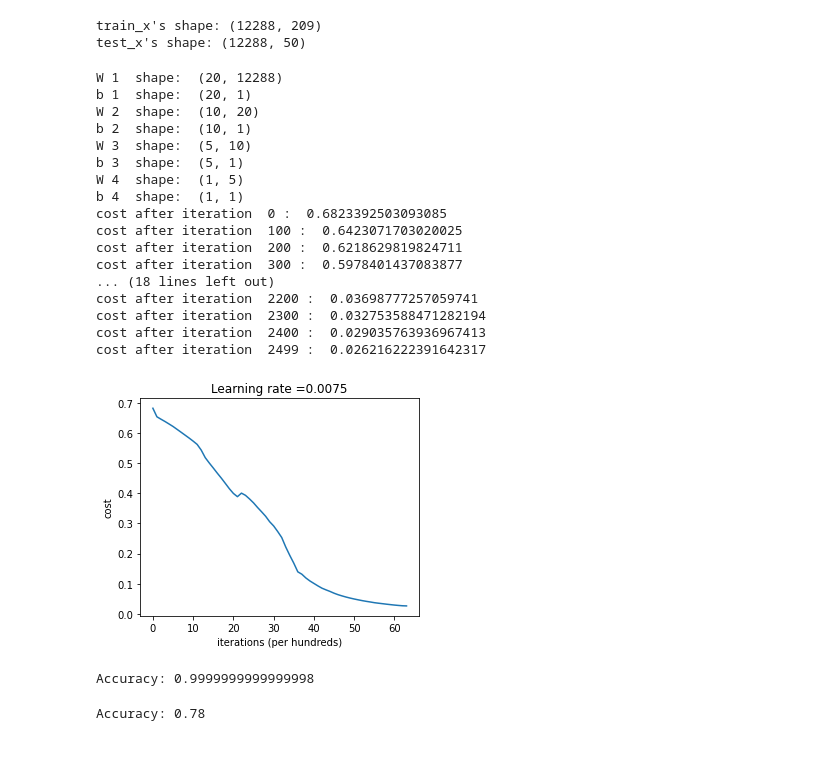
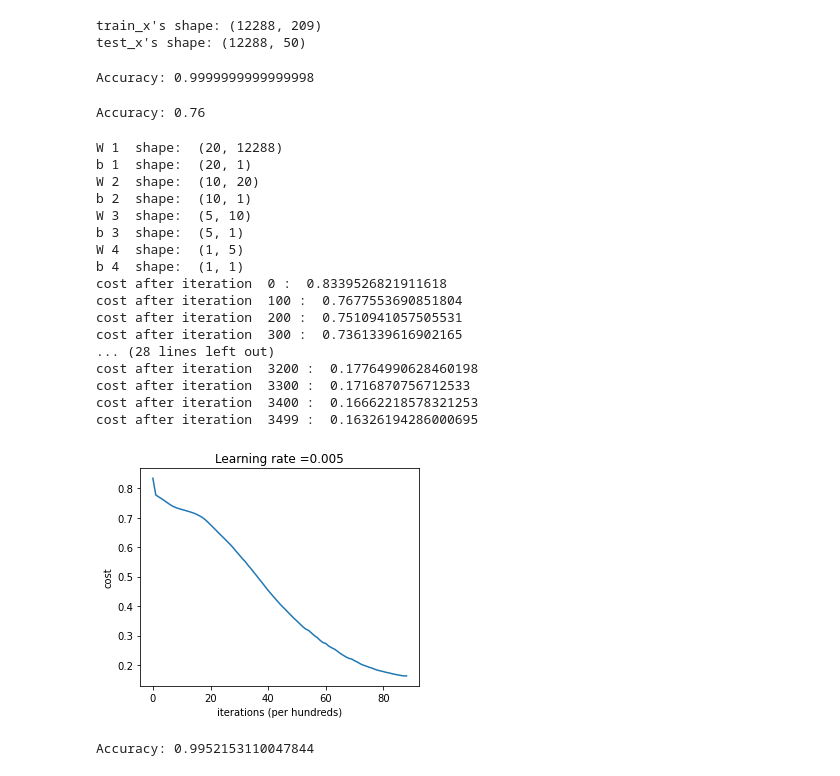
Before and after one commit to hamedrq7/Deep-Learning-Numpy-Practice, a Jupyter notebook: Fully-Connected-Deep-Neural-Network.ipynb, the cells around one changed output. Cells and saved outputs as stored; diff of their text form; code cells hidden in the pictures.

```diff
--- a/Fully-Connected-Deep-Neural-Network.ipynb
+++ b/Fully-Connected-Deep-Neural-Network.ipynb
@@ -79,24 +80,35 @@ class DeepNN:
         grads = {}
         m = Y.shape[1]
 
+        # dA[L-1] = -Y / A_L-1 + (1-Y) / (1-A_L-1)
         grads["dA"+str(self.L-1)] = np.divide(-Y, linear_actvs["A"+str(self.L-1)]) + np.divide(1-Y, 1 - linear_actvs["A"+str(self.L-1)])
+        # dZ[L-1] = dA[L-1] * G`
         grads["dZ"+str(self.L-1)] = np.multiply(grads["dA"+str(self.L-1)], self.act_func(linear_actvs["Z"+str(self.L-1)], func=self.actv_funcs[self.L-2], grad=True))
 
         # from l = L to l = 1
         for l in range(self.L-1, 0, -1):
-            grads["dW"+str(l)]   = 1/m * np.dot(grads["dZ"+str(l)], linear_actvs["A"+str(l-1)].T)
+            # dW[l] = 1/m * dZ[l] . A[l-1] + lambda/m * W[l]
+            grads["dW"+str(l)]   = 1/m * np.dot(grads["dZ"+str(l)], linear_actvs["A"+str(l-1)].T) + ((self.reg_param/m) * self.params["W"+str(l)])
+            # db[l] = 1/m * np sum (dZ_l)
             grads["db"+str(l)]   = 1/m * np.sum(grads["dZ"+str(l)], axis=1, keepdims=True)
             if l!=1:
+                # dA[l-1] = (W[l]).T . dZ[l]
                 grads["dA"+str(l-1)] = np.dot((self.params["W"+str(l)]).T, grads["dZ"+str(l)])
+                # dZ[l-1] = dA[l-1] * g`
                 grads["dZ"+str(l-1)] = np.multiply(grads["dA"+str(l-1)], self.act_func(linear_actvs["Z"+str(l-1)], func=self.actv_funcs[l-1], grad=True))
 
         return grads
 
-    def compute_cost(self, Y, linear_actvs):
+    def compute_cost(self, Y, linear_actvs, is_debug=False):
         m = Y.shape[1]
         AL = linear_actvs["A"+str(self.L-1)]
 
         cost = -1/m * (np.sum(np.multiply(Y, np.log(AL))) + np.sum(np.multiply((1-Y), np.log(1-AL))))
+        reg_cost = 0
+        for l in range(self.L-1, 0, -1):
+            reg_cost += np.sum(np.square(self.params['W'+str(l)]))
+
+        cost = cost + self.reg_param/(2*m) * reg_cost
         cost = np.squeeze(cost)
 
         return cost
@@ -106,7 +118,8 @@ class DeepNN:
             self.params["W"+str(l)] = self.params["W"+str(l)] - lr * grads["dW"+str(l)]
             self.params["b"+str(l)] = self.params["b"+str(l)] - lr * grads["db"+str(l)]
 
-    def train(self, X, Y, num_iterations, lr):
+    def train(self, X, Y, num_iterations, lr, reg_param = 0, is_debug=False):
+        self.reg_param = reg_param
         self.learning_rate = lr
         m = X.shape[1] # ?
         assert not X.shape[0]!=self.layer_dims[0], "given Input X doesnt match the Input Layer size."
@@ -116,7 +129,7 @@ class DeepNN:
         for i in range(num_iterations):
             linear_actvs = self.forward(X)
             grads = self.backward(Y, linear_actvs)
-            cost = self.compute_cost(Y, linear_actvs)
+            cost = self.compute_cost(Y, linear_actvs, is_debug)
             self.update_params(grads, lr)
 
             if i % 100 == 0 or i == num_iterations-1:
@@ -214,24 +227,6 @@ test_x's shape: (12288, 50)
 activation_funcs = ["relu", "relu", "relu", "sigmoid"]
 dnn = DeepNN([12288, 20, 10, 5, 1], activation_funcs)
 dnn.train(train_x, train_y, 2500, 0.0075)
-# %% [output]
-W 1  shape:  (20, 12288)
-b 1  shape:  (20, 1)
-W 2  shape:  (10, 20)
-b 2  shape:  (10, 1)
-W 3  shape:  (5, 10)
-b 3  shape:  (5, 1)
-W 4  shape:  (1, 5)
-b 4  shape:  (1, 1)
-cost after iteration  0 :  0.6823392503093085
-cost after iteration  100 :  0.6423071703020025
-cost after iteration  200 :  0.6218629819824711
-cost after iteration  300 :  0.5978401437083877
-... (18 lines left out)
-cost after iteration  2200 :  0.03698777257059741
-cost after iteration  2300 :  0.032753588471282194
-cost after iteration  2400 :  0.029035763936967413
-cost after iteration  2499 :  0.026216222391642317
 # %%
 # Plot learning curve (with costs)
 costs = np.squeeze(dnn.costs)
@@ -240,8 +235,6 @@ plt.ylabel('cost')
 plt.xlabel('iterations (per hundreds)')
 plt.title("Learning rate =" + str(dnn.learning_rate))
 plt.show()
-# %% [output]
-[figure, removed]
 # %%
 pred_train = dnn.predict(train_x, train_y)
 # %% [output]
@@ -249,4 +242,39 @@ Accuracy: 0.9999999999999998
 # %%
 pred_test = dnn.predict(test_x, test_y)
 # %% [output]
-Accuracy: 0.78
+Accuracy: 0.76
+# %%
+activation_funcs = ["relu", "relu", "relu", "sigmoid"]
+dnn = DeepNN([12288, 20, 10, 5, 1], activation_funcs)
+dnn.train(train_x, train_y, 3500, 0.0050, reg_param=1)
+
+# Plot learning curve (with costs)
+costs = np.squeeze(dnn.costs)
+plt.plot(costs)
+plt.ylabel('cost')
+plt.xlabel('iterations (per hundreds)')
+plt.title("Learning rate =" + str(dnn.learning_rate))
+plt.show()
+# %% [output]
+W 1  shape:  (20, 12288)
+b 1  shape:  (20, 1)
+W 2  shape:  (10, 20)
+b 2  shape:  (10, 1)
+W 3  shape:  (5, 10)
+b 3  shape:  (5, 1)
+W 4  shape:  (1, 5)
+b 4  shape:  (1, 1)
+cost after iteration  0 :  0.8339526821911618
+cost after iteration  100 :  0.7677553690851804
+cost after iteration  200 :  0.7510941057505531
+cost after iteration  300 :  0.7361339616902165
+... (28 lines left out)
+cost after iteration  3200 :  0.17764990628460198
+cost after iteration  3300 :  0.1716870756712533
+cost after iteration  3400 :  0.16662218578321253
+cost after iteration  3499 :  0.16326194286000695
+[figure, added]
+# %%
+pred_train = dnn.predict(train_x, train_y)
+# %% [output]
+Accuracy: 0.9952153110047844
```
Also changed, not shown: parts of 2 cells of this notebook.
